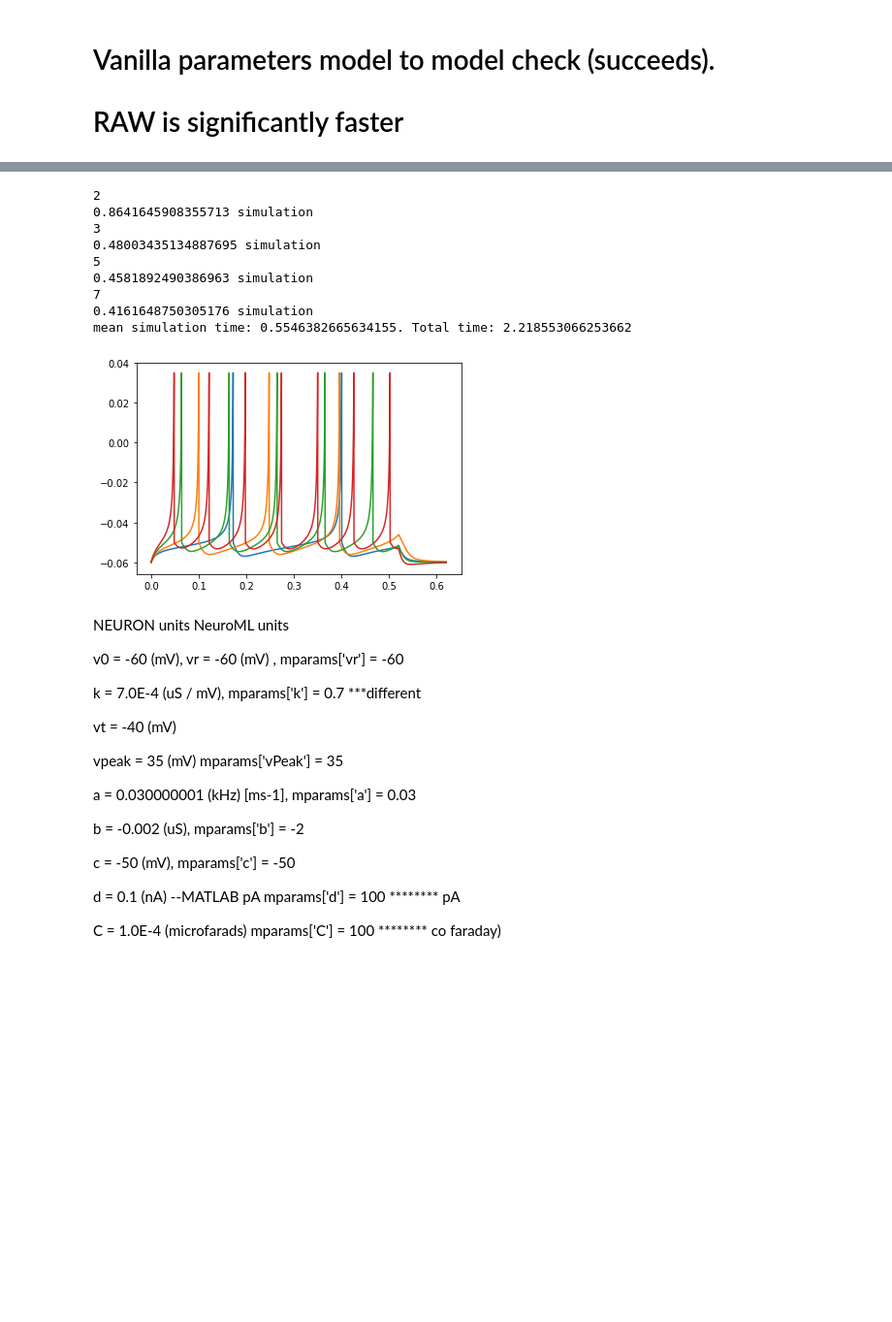
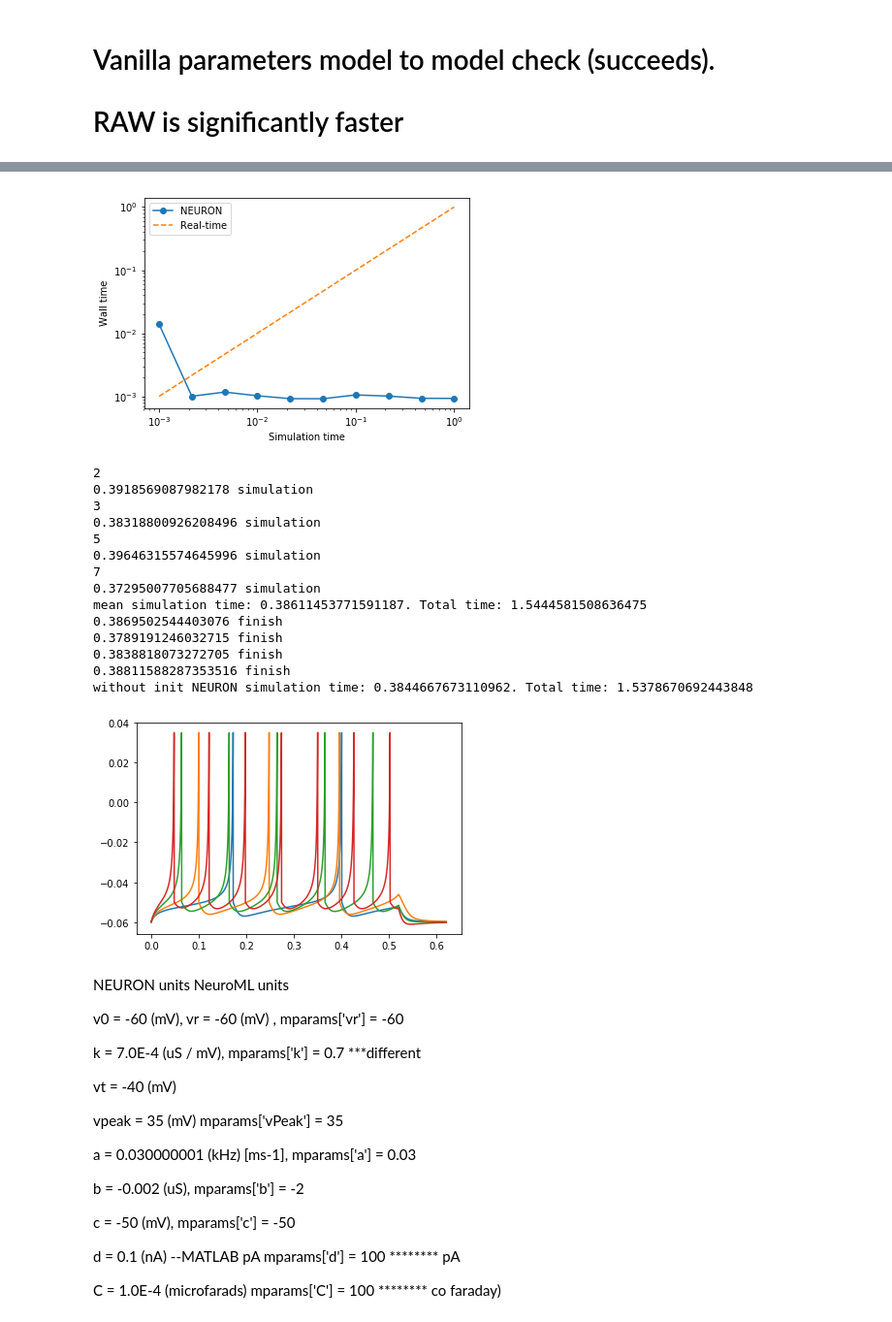
Before and after one commit to scidash/neuronunit, a Jupyter notebook: neuronunit/unit_test/model2model_reproducibility.ipynb, the cells around one changed output, grey strips where cells are left out. Shown at 97% size. Cells and saved outputs as stored; diff of their text form; code cells hidden in the pictures; blank space fills up the shorter version.

```diff
--- a/neuronunit/unit_test/model2model_reproducibility.ipynb
+++ b/neuronunit/unit_test/model2model_reproducibility.ipynb
@@ -91,0 +151,24 @@ mean simulation time: 0.001530468463897705. Total time: 0.00612187385559082
+# %%
+import time
+sim_times = np.logspace(-3,0,10)*pq.s
+wall_times = np.zeros(len(sim_times))
+for i,sim_time in enumerate(sim_times):
+    model = ReducedModel(LEMS_MODEL_PATH,name=str('vanilla'),backend='RAW')
+    model.set_attrs(mparams)
+    model.inject_square_current({'amplitude':200*pq.pA, 'duration':sim_time/2, 'delay':100*pq.ms})
+    model._backend.set_stop_time(sim_time)
+    #model._backend.set_time_step(0.025*pq.ms)
+    start = time.time()
+    result = model._backend.local_run()
+    finish = time.time()
+    wall_times[i] = finish - start
+    print("Sim time of %.2g s took %.2g" % (sim_time,wall_times[i]))
+plt.plot(sim_times,wall_times,'-o',label='NEURON')
+plt.plot(sim_times,sim_times,'--',label='Real-time')
+plt.xlabel('Simulation time')
+plt.ylabel('Wall time')
+plt.xscale('log')
+plt.yscale('log')
+plt.legend()
+plt.plot();
+# %% [output]
@@ -92,31 +185,65 @@ mean simulation time: 0.001530468463897705. Total time: 0.00612187385559082
+[figure, added]
 # %%
+
+import time
 times = []
+times_without_init = []
+
 model = ReducedModel(LEMS_MODEL_PATH,name = str('vanilla'),backend = ('NEURON'))
+
+
 #model.set_attrs(mparams)
 for current in [60,70,85,100]:
     iparams = {}
     iparams['injected_square_current'] = {}
     iparams['injected_square_current']['amplitude'] = current*pq.pA
-    #['amplitude']  = dtc.vtest[k]['injected_square_current']['amplitude']
     DELAY = 0# 100.0*pq.ms
     DURATION = 520
     iparams['injected_square_current']['delay'] = DELAY*pq.ms
     iparams['injected_square_current']['duration'] = DURATION*pq.ms
 
     model.inject_square_current(iparams)
+
     print(model.get_spike_count())
     plt.plot(model.get_membrane_potential().times,model.get_membrane_potential())
     print(model.results['sim_time'], 'simulation')
     times.append(model.results['sim_time'])
 print('mean simulation time: {0}. Total time: {1}'.format(np.mean(times),np.sum(times)))
+
+
+for current in [60,70,85,100]:
+    iparams = {}
+    iparams['injected_square_current'] = {}
+    iparams['injected_square_current']['amplitude'] = current*pq.pA
+    DELAY = 0# 100.0*pq.ms
+    DURATION = 520
+    iparams['injected_square_current']['delay'] = DELAY*pq.ms
+    iparams['injected_square_current']['duration'] = DURATION*pq.ms
+    model.inject_square_current(iparams)
+
+    #model.inject_square_current(iparams)
+    #model.inject_square_current(iparams)
+
+    start = time.time()
+    model._backend.h('run()')
+    stop = time.time()
+    finish = stop-start
+    print(finish,'finish')
+    times_without_init.append(finish)
+print('without init NEURON simulation time: {0}. Total time: {1}'.format(np.mean(times_without_init),np.sum(times_without_init)))
 # %% [output]
 2
-0.8641645908355713 simulation
+0.3918569087982178 simulation
 3
-0.48003435134887695 simulation
+0.38318800926208496 simulation
 5
-0.4581892490386963 simulation
+0.39646315574645996 simulation
 7
-0.4161648750305176 simulation
-mean simulation time: 0.5546382665634155. Total time: 2.218553066253662
+0.37295007705688477 simulation
+mean simulation time: 0.38611453771591187. Total time: 1.5444581508636475
+0.3869502544403076 finish
+0.3789191246032715 finish
+0.3838818073272705 finish
+0.38811588287353516 finish
+without init NEURON simulation time: 0.3844667673110962. Total time: 1.5378670692443848
 [figure]
```
Also changed, not shown: parts of 12 cells of this notebook.
